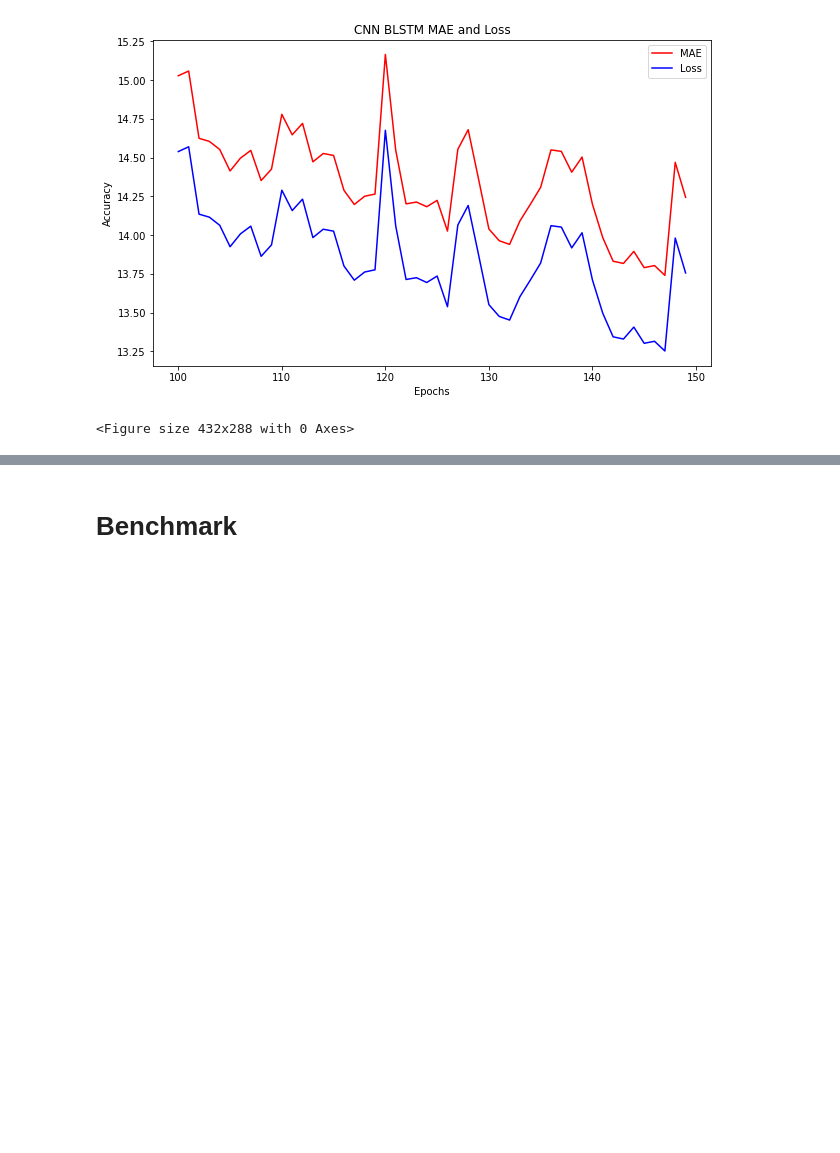
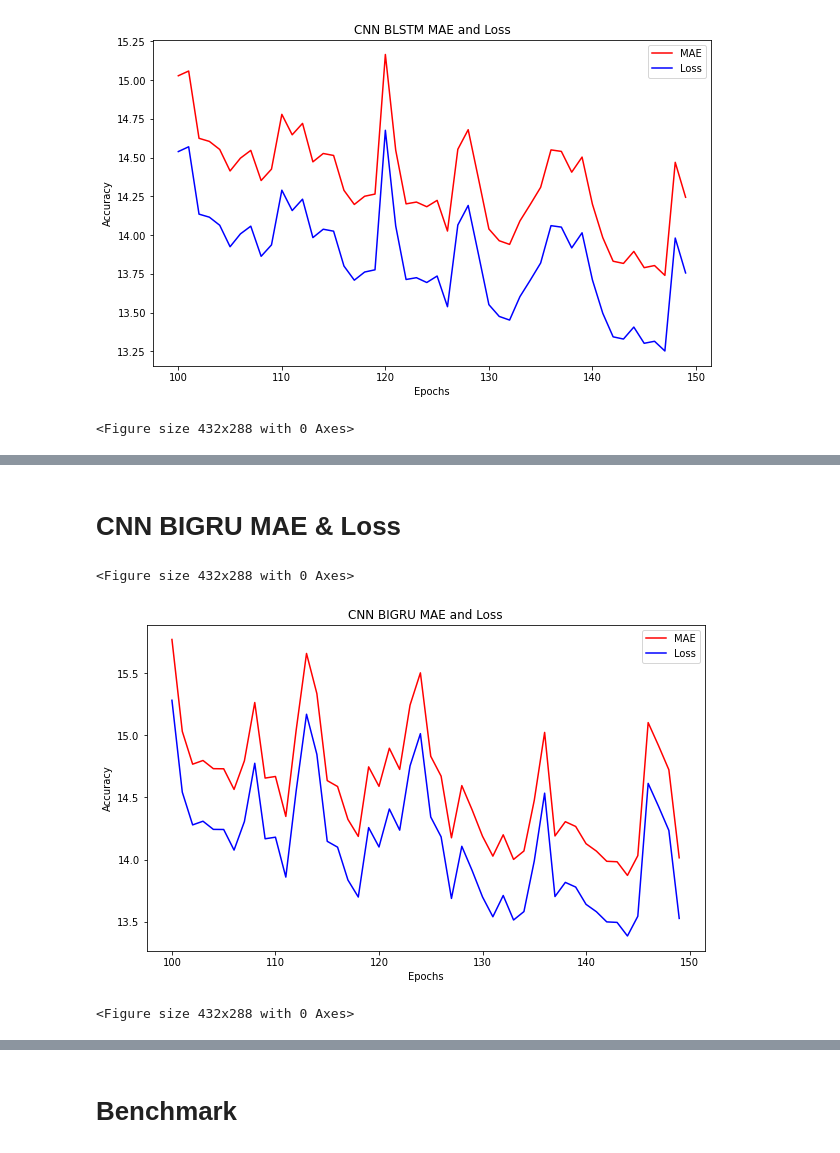
Before and after one commit to MWFK/TimeSeries_Sequence_with_TensorFlow, a Jupyter notebook: 5- TimeSeries_Sequences_Benchmarking_Algos.ipynb, the cells around one changed output, grey strips where cells are left out. Saved outputs shown, nothing was run; the diff lists cells and outputs as text; code cells hidden in the pictures; blank space fills up the shorter version.

```diff
--- a/5- TimeSeries_Sequences_Benchmarking_Algos.ipynb
+++ b/5- TimeSeries_Sequences_Benchmarking_Algos.ipynb
@@ -768,0 +928,39 @@ Benchmark  = Benchmark.append(pd.Series(['CNN BLSTM', 'Conv1D, 2*BLSTM, 2*LSTM,
+# %% [markdown]
+# CNN BIGRU MAE & Loss
+# %%
+import matplotlib.image  as mpimg
+import matplotlib.pyplot as plt
+
+#-----------------------------------------------------------
+# Retrieve a list of list results on training and test data
+# sets for each training epoch
+#-----------------------------------------------------------
+mae=history_cnn_bigru.history['mae']
+loss=history_cnn_bigru.history['loss']
+
+epochs=range(len(loss)) # Get number of epochs
+
+#------------------------------------------------
+# Plot Zoomed MAE and Loss
+#------------------------------------------------
+
+
+epochs_zoom = epochs[100:150]
+mae_zoom = mae[100:150]
+loss_zoom = loss[100:150]
+
+
+plt.figure(figsize=(10, 6))
+
+plt.plot(epochs_zoom, mae_zoom, 'r')
+plt.plot(epochs_zoom, loss_zoom, 'b')
+plt.title('CNN BIGRU MAE and Loss')
+plt.xlabel("Epochs")
+plt.ylabel("Accuracy")
+plt.legend(["MAE", "Loss"])
+
+plt.figure()
+# %% [output]
+<Figure size 432x288 with 0 Axes>
+[figure, added]
+<Figure size 432x288 with 0 Axes>
```
Also changed, not shown: parts of 19 cells of this notebook.
